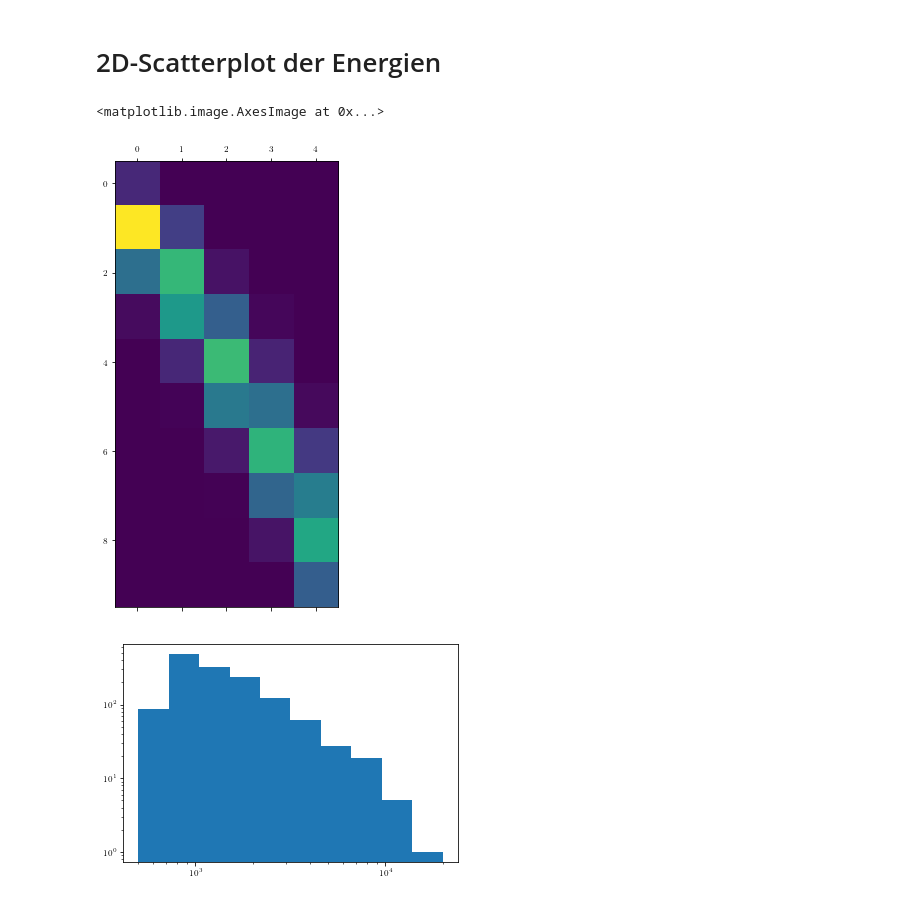
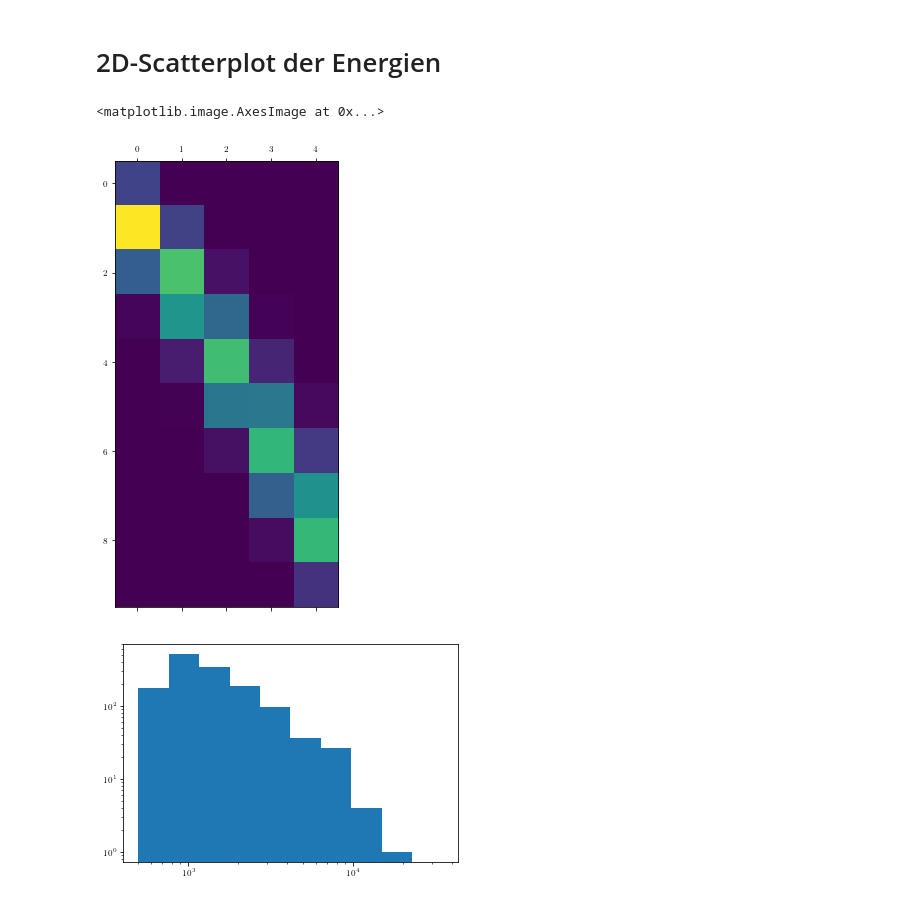
Before and after one commit to Ninilini/FP_Teilchen, a Jupyter notebook: FACT/plots/data_reading.ipynb, the cells around one changed output. Cells and saved outputs as stored; diff of their text form; code cells hidden in the pictures.

```diff
--- a/FACT/plots/data_reading.ipynb
+++ b/FACT/plots/data_reading.ipynb
@@ -141,23 +139,23 @@ print(len(crab_events_sel_1.theta_deg_off_1.values))
 # %%
 matrix, xedge, yedge = np.histogram2d(
     gammas_sel['gamma_energy_prediction'],
     gammas_sel['corsika_event_header_total_energy'],
                                          bins=[
-                                             np.logspace(np.log10(500),np.log10(20e3),11),
-                                             np.logspace(np.log10(500),np.log10(20e3),6),
+                                             np.logspace(np.log10(500),np.log10(35e3),11),
+                                             np.logspace(np.log10(500),np.log10(35e3),6),
                                          ])
 matrix = matrix/np.sum(matrix,axis=0) #hier erfolgt die Normierung
 plt.matshow(matrix)
 # %% [output]
 <matplotlib.image.AxesImage at 0x...>
-[figure, old version]
+[figure, new version]
 # %%
 # Untergrund binnen
 b, bins, p = plt.hist(bkg['gamma_energy_prediction'], bins=xedge)
 plt.xscale('log')
 plt.yscale('log')
 # %% [output]
-[figure, old version]
+[figure, new version]
 # %%
 # Signal binnen
 g, bins, p = plt.hist(crab_events_sel['gamma_energy_prediction'], bins=xedge)
```
Also changed, not shown: parts of 6 cells of this notebook, 14 other files.
